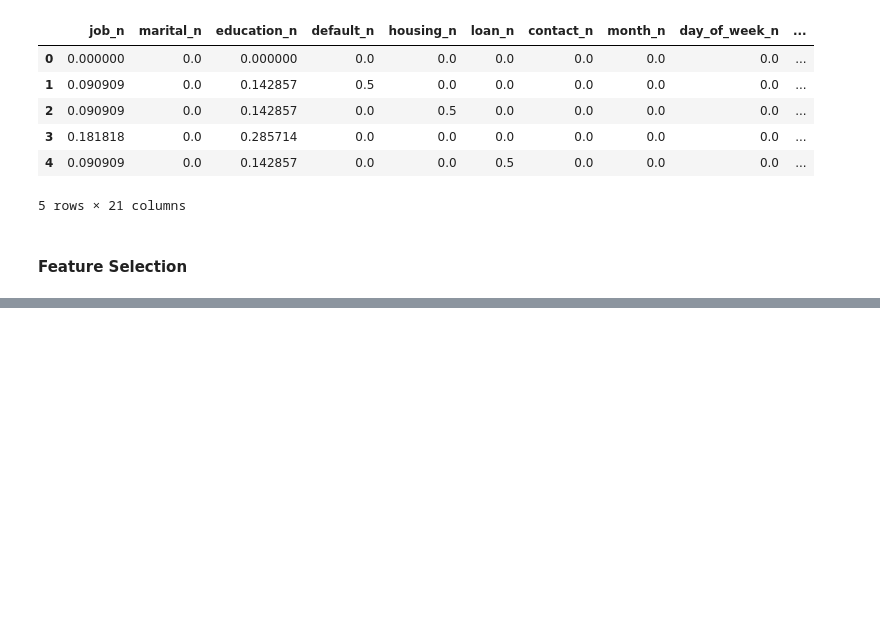
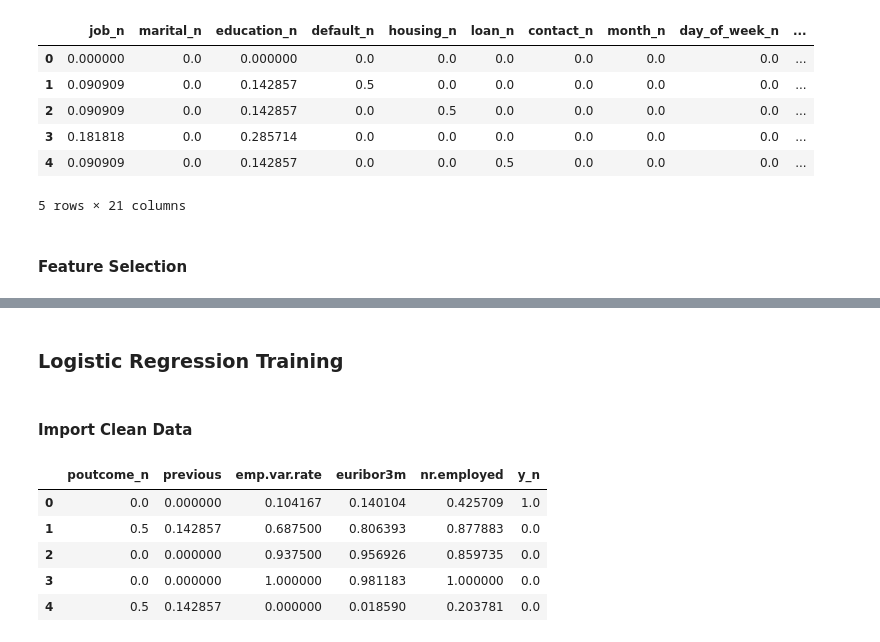
Before and after one commit to 4GeeksAcademy/gustavolima-bank-eda, a Jupyter notebook: src/explore.ipynb, the cells around one changed output, grey strips where cells are left out. Saved outputs shown, nothing was run; the diff lists cells and outputs as text; code cells hidden in the pictures; blank space fills up the shorter version.

```diff
--- a/src/explore.ipynb
+++ b/src/explore.ipynb
@@ -545,0 +543,16 @@ X_train_sel.head()
+# %% [markdown]
+### Logistic Regression Training
+# %% [markdown]
+#### Import Clean Data
+# %%
+train_data = pd.read_csv('/workspaces/gustavolima-bank-eda/data/processed/clean_train-bankmkt.csv')
+test_data = pd.read_csv('/workspaces/gustavolima-bank-eda/data/processed/clean_test-bankmkt.csv')
+
+train_data.head()
+# %% [output]
+|  | poutcome_n | previous | emp.var.rate | euribor3m | nr.employed | y_n |
+| 0 | 0.0 | 0.000000 | 0.104167 | 0.140104 | 0.425709 | 1.0 |
+| 1 | 0.5 | 0.142857 | 0.687500 | 0.806393 | 0.877883 | 0.0 |
+| 2 | 0.0 | 0.000000 | 0.937500 | 0.956926 | 0.859735 | 0.0 |
+| 3 | 0.0 | 0.000000 | 1.000000 | 0.981183 | 1.000000 | 0.0 |
+| 4 | 0.5 | 0.142857 | 0.000000 | 0.018590 | 0.203781 | 0.0 |
```
Also changed, not shown: parts of 26 cells of this notebook, 2 other files.
